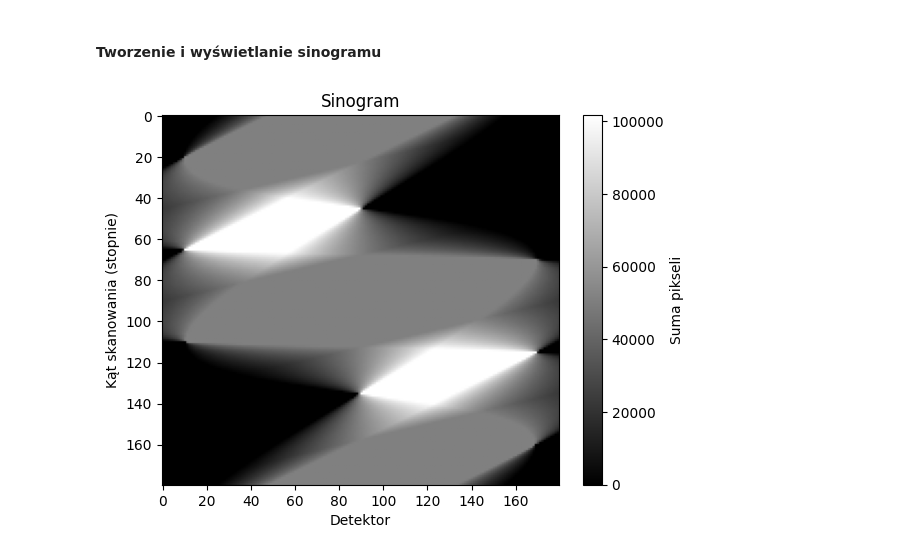
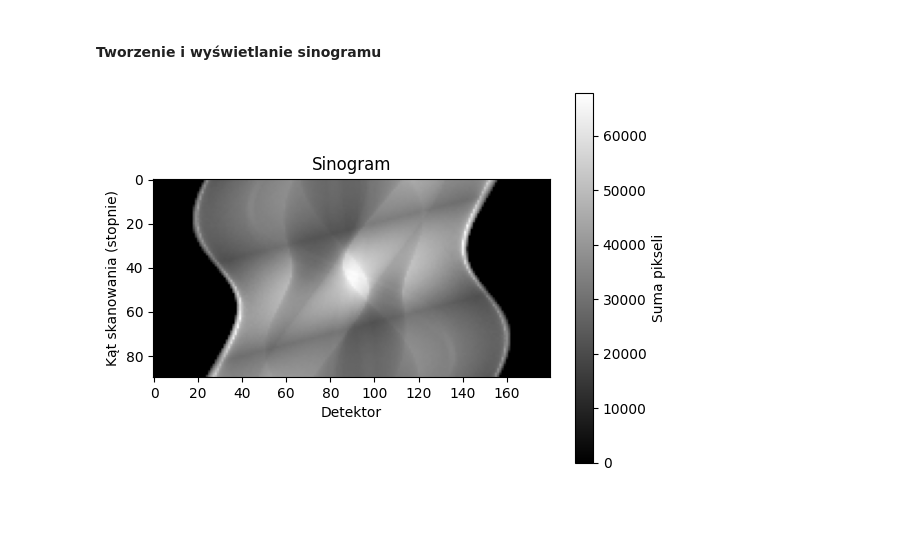
Before and after one commit to pwlsp/tomograf, a Jupyter notebook: tomograf.ipynb, the cells around one changed output. Saved outputs shown, nothing was run; the diff lists cells and outputs as text; code cells hidden in the pictures; blank space fills up the shorter version.

Commit message:
Add scan step-by-step simulation

```diff
--- a/tomograf.ipynb
+++ b/tomograf.ipynb
@@ -20,8 +20,11 @@ import sys
 # %%
 # Ścieżka do obrazu:
 
+path = "tomograf-obrazy/.jpg"
 # path = "tomograf-obrazy/Kolo.jpg"
-path = "tomograf-obrazy/Paski2.jpg"
+# path = "tomograf-obrazy/Paski2.jpg"
+path = "tomograf-obrazy/Shepp_logan.jpg"
+# path = "tomograf-obrazy/Kropka.jpg"
 # %% [markdown]
 Zmienna `image` przechowuje wczytany obraz z pliku (może być m.in. `.jpeg`, `.bmp` i `.png`).
 
@@ -174,7 +177,8 @@ def compute_scan_positions(
 #### Tworzenie i wyświetlanie sinogramu
 # %%
 def radon(image, scan_positions):
-    """Funkcja oblicza sinogram dla danego obrazu i pozycji skanowania.
+    """
+    Funkcja oblicza sinogram dla danego obrazu i pozycji skanowania.
     Zwraca tablicę 2D numpy o wymiarach (num_scans, num_detectors) z sumami pikseli wzdłuż linii między emiterem a detektorami.
     """
 
@@ -200,7 +204,7 @@ def radon(image, scan_positions):
 
 def plot_sinogram(sinogram):
     """Funkcja wyświetla sinogram jako obraz 2D."""
-    plt.imshow(sinogram, cmap="gray", aspect="auto")
+    plt.imshow(sinogram, cmap="gray", aspect="equal")
     plt.colorbar(label="Suma pikseli")
     plt.xlabel("Detektor")
     plt.ylabel("Kąt skanowania (stopnie)")
@@ -209,12 +213,12 @@ def plot_sinogram(sinogram):
 # %%
 test2_scan_positions = compute_scan_positions(
     num_detectors=180,
     spread_angle=180,
-    num_steps=180,
+    num_steps=90,
     image_size=image.shape,
-    rotation_angle=360.0,
+    rotation_angle=180.0,
 )
 
 plot_sinogram(radon(image, test2_scan_positions))
 # %% [output]
-[figure, old version]
+[figure, new version]
```
Also changed, not shown: parts of 2 cells of this notebook.
